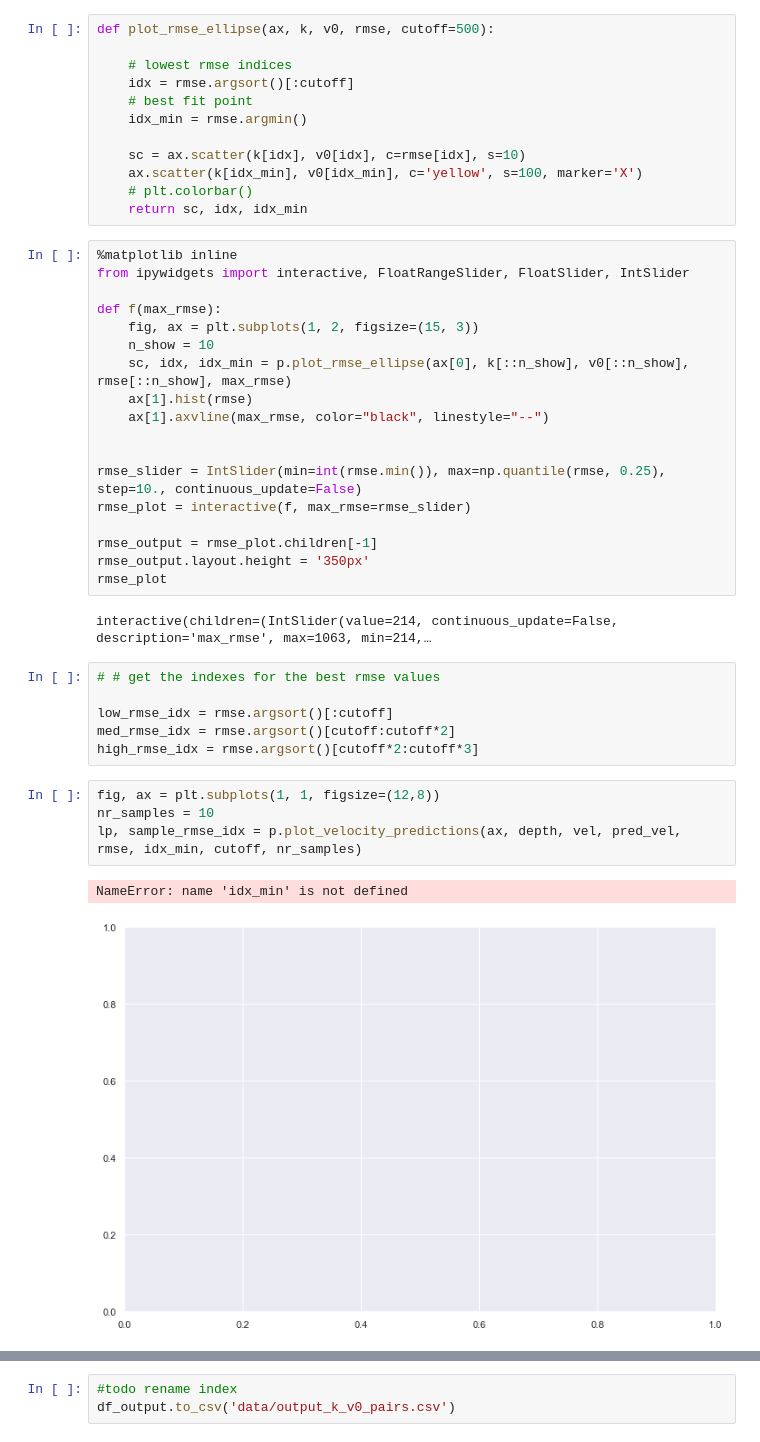
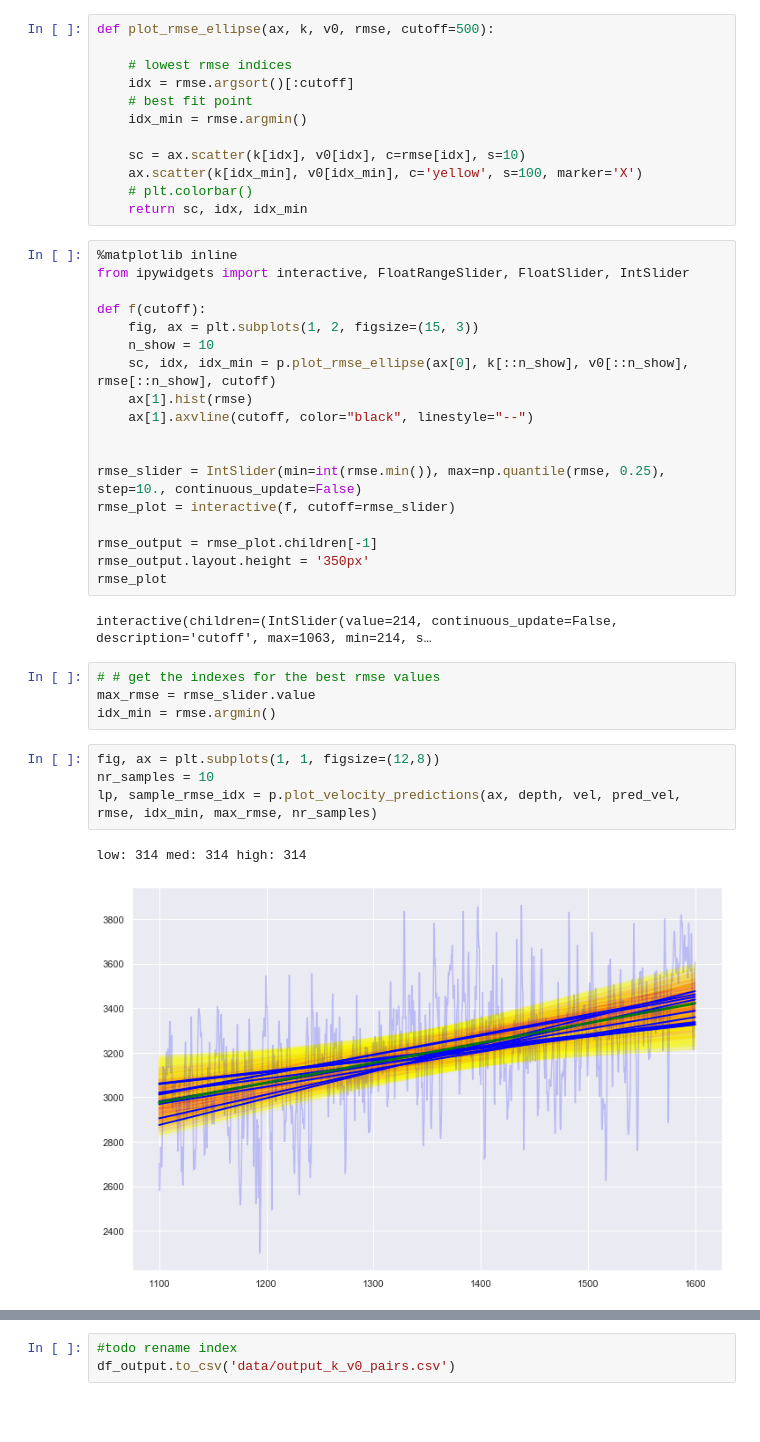
Before and after one commit to attibalazs/velocityhack, a Jupyter notebook: DMc_VelocityHack.ipynb, the cells around one changed output, grey strips where cells are left out. Drawn from its saved outputs; the diff is of its cells as text; blank space fills up the shorter version.

```diff
--- a/DMc_VelocityHack.ipynb
+++ b/DMc_VelocityHack.ipynb
@@ -118,35 +118,33 @@ def plot_rmse_ellipse(ax, k, v0, rmse, cutoff=500):
 %matplotlib inline
 from ipywidgets import interactive, FloatRangeSlider, FloatSlider, IntSlider
 
-def f(max_rmse):
+def f(cutoff):
     fig, ax = plt.subplots(1, 2, figsize=(15, 3))
     n_show = 10
-    sc, idx, idx_min = p.plot_rmse_ellipse(ax[0], k[::n_show], v0[::n_show], rmse[::n_show], max_rmse)
+    sc, idx, idx_min = p.plot_rmse_ellipse(ax[0], k[::n_show], v0[::n_show], rmse[::n_show], cutoff)
     ax[1].hist(rmse)
-    ax[1].axvline(max_rmse, color="black", linestyle="--")
+    ax[1].axvline(cutoff, color="black", linestyle="--")
 
 
 rmse_slider = IntSlider(min=int(rmse.min()), max=np.quantile(rmse, 0.25), step=10., continuous_update=False)
-rmse_plot = interactive(f, max_rmse=rmse_slider)
+rmse_plot = interactive(f, cutoff=rmse_slider)
 
 rmse_output = rmse_plot.children[-1]
 rmse_output.layout.height = '350px'
 rmse_plot
 # %% [output]
-interactive(children=(IntSlider(value=214, continuous_update=False, description='max_rmse', max=1063, min=214,…
+interactive(children=(IntSlider(value=214, continuous_update=False, description='cutoff', max=1063, min=214, s…
 # %%
 # # get the indexes for the best rmse values
-
-low_rmse_idx = rmse.argsort()[:cutoff]
-med_rmse_idx = rmse.argsort()[cutoff:cutoff*2]
-high_rmse_idx = rmse.argsort()[cutoff*2:cutoff*3]
+max_rmse = rmse_slider.value
+idx_min = rmse.argmin()
 # %%
 fig, ax = plt.subplots(1, 1, figsize=(12,8))
 nr_samples = 10
-lp, sample_rmse_idx = p.plot_velocity_predictions(ax, depth, vel, pred_vel, rmse, idx_min, cutoff, nr_samples)
+lp, sample_rmse_idx = p.plot_velocity_predictions(ax, depth, vel, pred_vel, rmse, idx_min, max_rmse, nr_samples)
 # %% [output]
-NameError: name 'idx_min' is not defined
+low: 314 med: 314 high: 314
-[figure, old version]
+[figure, new version]
 # %%
 df_output = pd.DataFrame(zip(v0[sample_rmse_idx], k[sample_rmse_idx], rmse[sample_rmse_idx]), columns=['v0','k','rmse'])
 df_output
```
Also changed, not shown: parts of 1 cell of this notebook, 1 other file.
